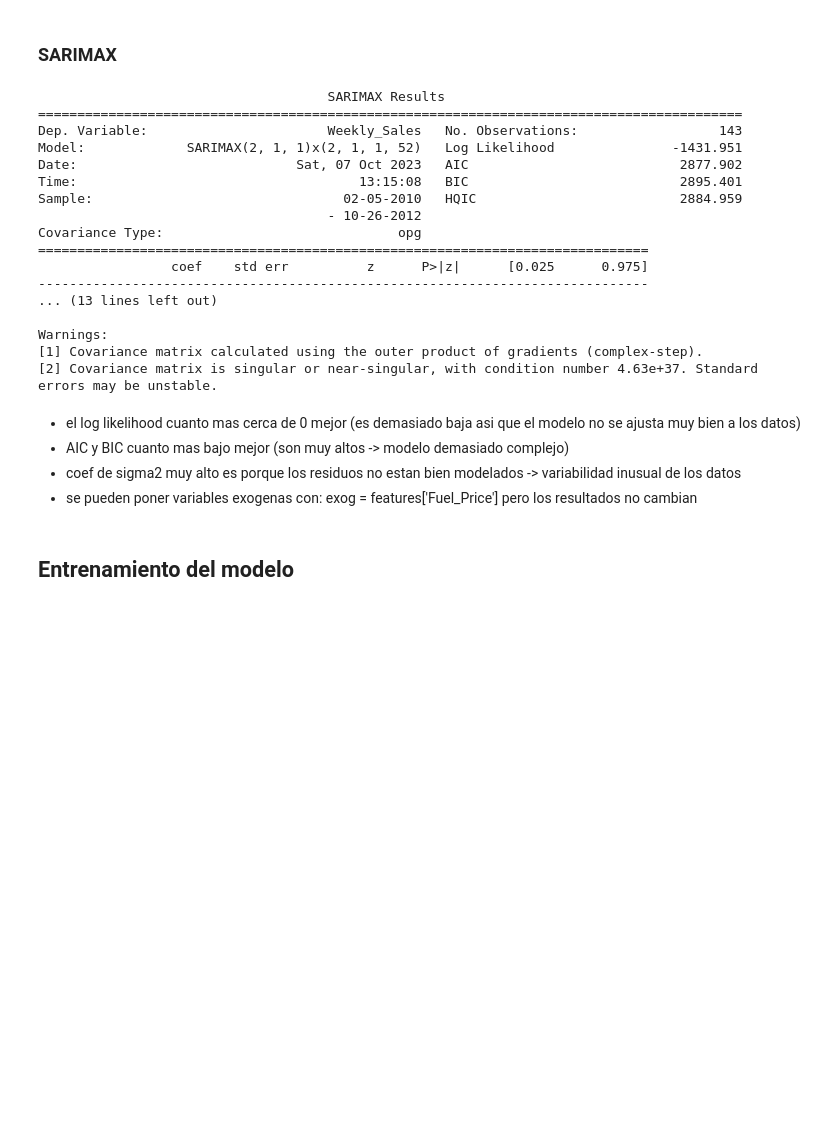
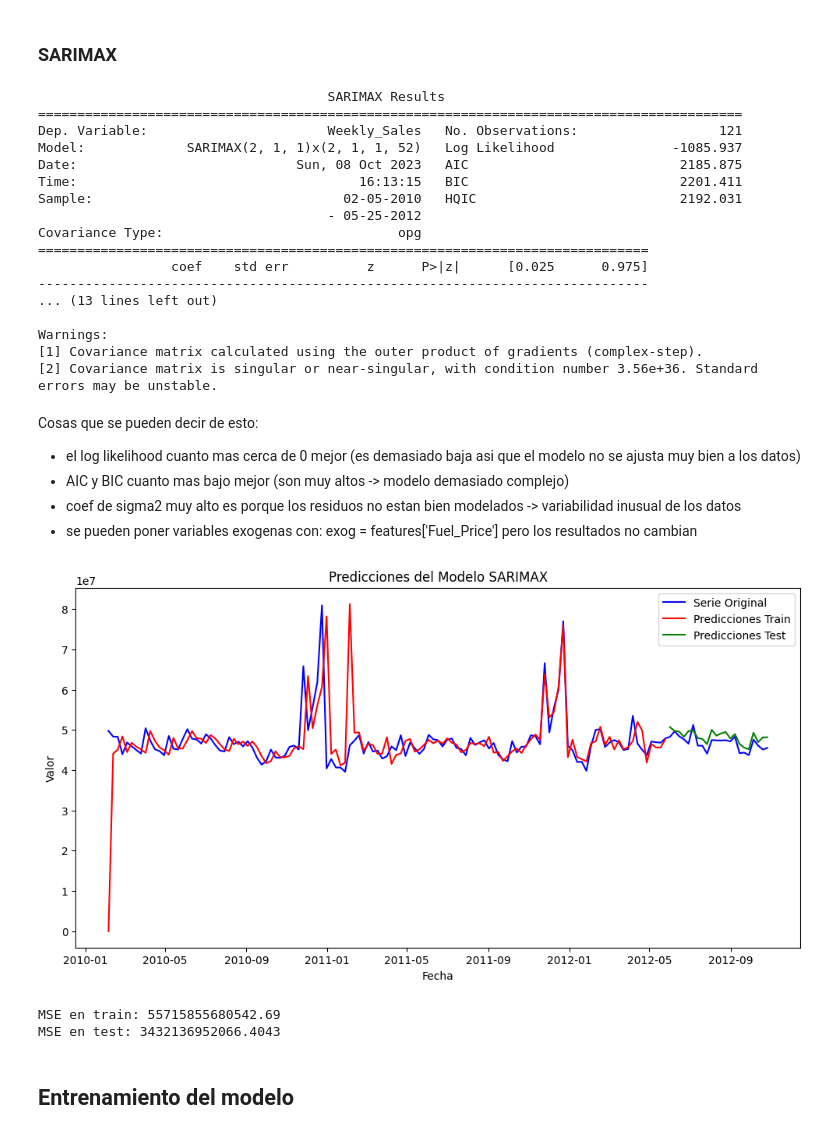
Before and after one commit to inogii/walmart, a Jupyter notebook: main (2).ipynb, the cells around one changed output. Drawn from its saved outputs; the diff is of its cells as text; code cells hidden in the pictures; blank space fills up the shorter version.

Commit message:
grafica sarimax

```diff
--- a/main (2).ipynb
+++ b/main (2).ipynb
@@ -235,18 +235,19 @@ seasonal_order = (2, 1, 1, 52)
 # el cuarto componente es la periodicidad estacional (cuántos períodos de tiempo hay en una temporada)
 
 # Build and fit the SARIMAX
-model = SARIMAX(endog = total_sales, order = order, seasonal_order = seasonal_order)
+train, test = total_sales.iloc[:int(len(total_sales)*0.85)], total_sales.iloc[int(len(total_sales)*0.85):]
+model = SARIMAX(endog = train, order = order, seasonal_order = seasonal_order)
 results = model.fit()
 print(results.summary())
 # %% [output]
                                      SARIMAX Results
 ==========================================================================================
-Dep. Variable:                       Weekly_Sales   No. Observations:                  143
-Model:             SARIMAX(2, 1, 1)x(2, 1, 1, 52)   Log Likelihood               -1431.951
-Date:                            Sat, 07 Oct 2023   AIC                           2877.902
-Time:                                    13:15:08   BIC                           2895.401
-Sample:                                02-05-2010   HQIC                          2884.959
-                                     - 10-26-2012
+Dep. Variable:                       Weekly_Sales   No. Observations:                  121
+Model:             SARIMAX(2, 1, 1)x(2, 1, 1, 52)   Log Likelihood               -1085.937
+Date:                            Sun, 08 Oct 2023   AIC                           2185.875
+Time:                                    16:13:15   BIC                           2201.411
+Sample:                                02-05-2010   HQIC                          2192.031
+                                     - 05-25-2012
 Covariance Type:                              opg
 ==============================================================================
                  coef    std err          z      P>|z|      [0.025      0.975]
@@ -255,12 +256,40 @@ Covariance Type:                              opg
 
 Warnings:
 [1] Covariance matrix calculated using the outer product of gradients (complex-step).
-[2] Covariance matrix is singular or near-singular, with condition number 4.63e+37. Standard errors may be unstable.
+[2] Covariance matrix is singular or near-singular, with condition number 3.56e+36. Standard errors may be unstable.
 # %% [markdown]
+Cosas que se pueden decir de esto:
 - el log likelihood cuanto mas cerca de 0 mejor (es demasiado baja asi que el modelo no se ajusta muy bien a los datos)
 - AIC y BIC cuanto mas bajo mejor (son muy altos -> modelo demasiado complejo)
 - coef de sigma2 muy alto es porque los residuos no estan bien modelados -> variabilidad inusual de los datos
 - se pueden poner variables exogenas con: exog = features['Fuel_Price'] pero los resultados no cambian
+# %%
+predicciones_train = results.get_prediction(start = 0, end = len(train)-1)
+predicciones_test = results.get_prediction(start = len(train), end = len(train) + len(test) - 1)
+
+predicciones_train_valores = predicciones_train.predicted_mean
+predicciones_test_valores = predicciones_test.predicted_mean
+
+plt.figure(figsize=(12, 6))
+plt.plot(total_sales, label='Serie Original', color='blue')
+plt.plot(predicciones_train_valores.index, predicciones_train_valores, label='Predicciones Train', color='red')
+plt.plot(predicciones_test_valores.index, predicciones_test_valores, label='Predicciones Test', color='green')
+plt.legend()
+plt.title('Predicciones del Modelo SARIMAX')
+plt.xlabel('Fecha')
+plt.ylabel('Valor')
+plt.show()
+# %% [output]
+[figure, added]
+# %%
+mse_train = mean_squared_error(train, predicciones_train_valores)
+mse_test = mean_squared_error(test, predicciones_test_valores)
+
+print(f'MSE en train: {mse_train}')
+print(f'MSE en test: {mse_test}')
+# %% [output]
+MSE en train: 55715855680542.69
+MSE en test: 3432136952066.4043
 # %% [markdown]
 ## Entrenamiento del modelo
 # %% [markdown]
```
Also changed, not shown: parts of 5 cells of this notebook.
